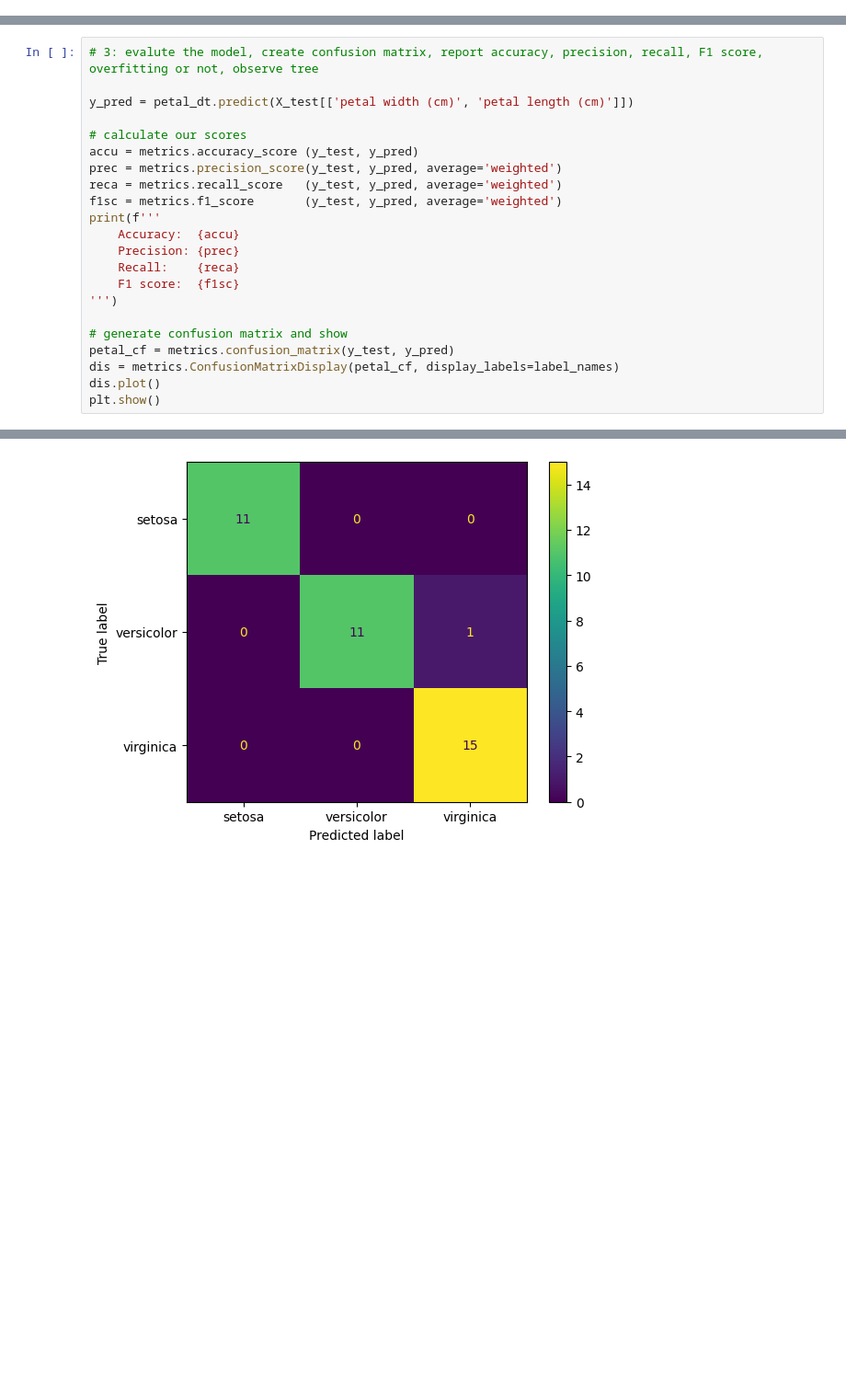
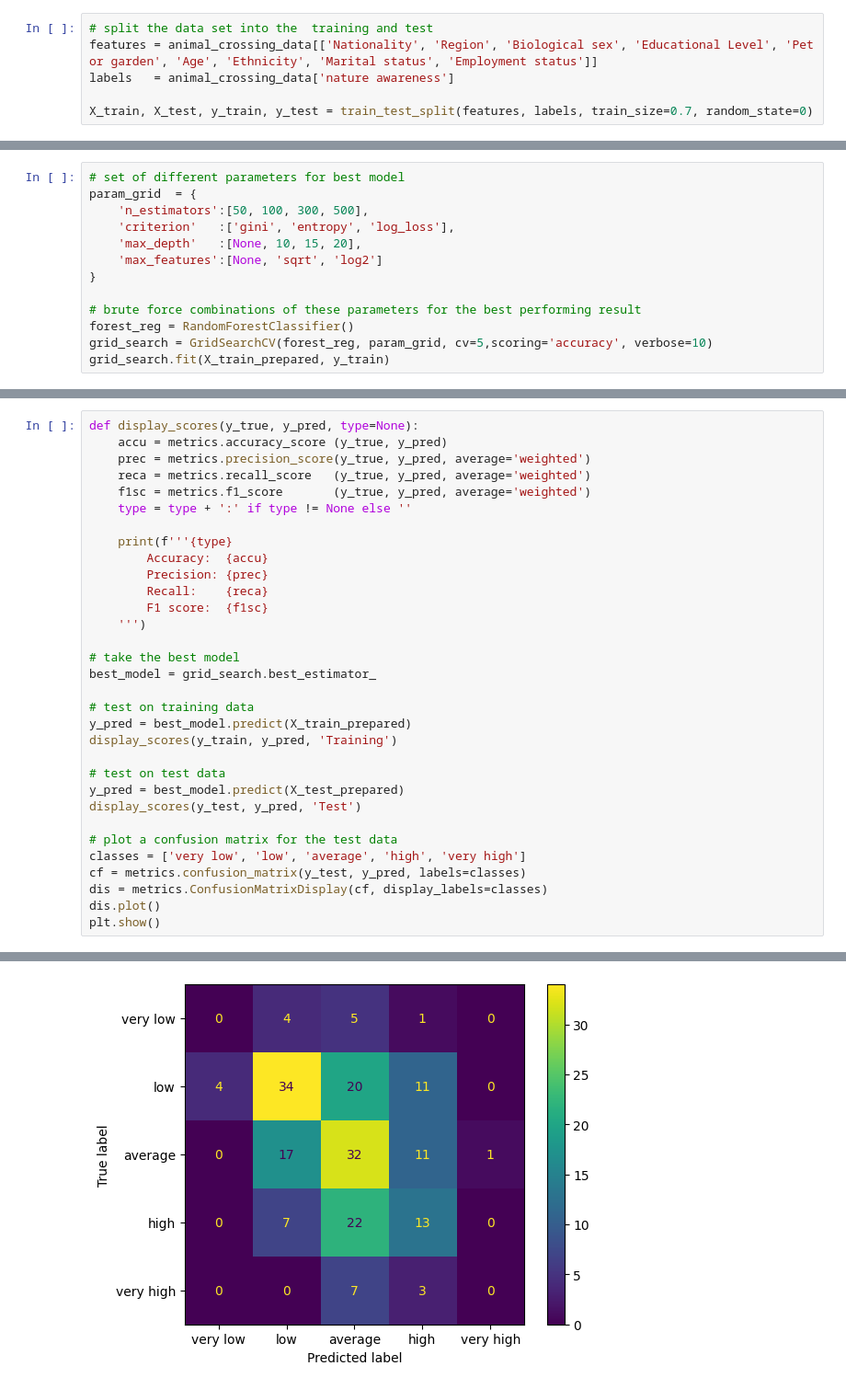
Before and after one commit to cassimpatel/COMP5122M, a Jupyter notebook: Coursework/coursework_classification.ipynb, the cells around one changed output, grey strips where cells are left out. Shown at 92% size. Saved outputs shown, nothing was run; the diff lists cells and outputs as text; blank space fills up the shorter version.

Commit message:
added cross val search for best parameters

```diff
--- a/Coursework/coursework_classification.ipynb
+++ b/Coursework/coursework_classification.ipynb
@@ -148,0 +127,6 @@ plt.show()
+# %%
+# split the data set into the  training and test
+features = animal_crossing_data[['Nationality', 'Region', 'Biological sex', 'Educational Level', 'Pet or garden', 'Age', 'Ethnicity', 'Marital status', 'Employment status']]
+labels   = animal_crossing_data['nature awareness']
+
+X_train, X_test, y_train, y_test = train_test_split(features, labels, train_size=0.7, random_state=0)
@@ -148,0 +177,13 @@ plt.show()
+# %%
+# set of different parameters for best model
+param_grid  = {
+    'n_estimators':[50, 100, 300, 500],
+    'criterion'   :['gini', 'entropy', 'log_loss'],
+    'max_depth'   :[None, 10, 15, 20],
+    'max_features':[None, 'sqrt', 'log2']
+}
+
+# brute force combinations of these parameters for the best performing result
+forest_reg = RandomForestClassifier()
+grid_search = GridSearchCV(forest_reg, param_grid, cv=5,scoring='accuracy', verbose=10)
+grid_search.fit(X_train_prepared, y_train)
@@ -149,23 +230,33 @@ plt.show()
 # %%
-# 3: evalute the model, create confusion matrix, report accuracy, precision, recall, F1 score, overfitting or not, observe tree
+def display_scores(y_true, y_pred, type=None):
+    accu = metrics.accuracy_score (y_true, y_pred)
+    prec = metrics.precision_score(y_true, y_pred, average='weighted')
+    reca = metrics.recall_score   (y_true, y_pred, average='weighted')
+    f1sc = metrics.f1_score       (y_true, y_pred, average='weighted')
+    type = type + ':' if type != None else ''
 
-y_pred = petal_dt.predict(X_test[['petal width (cm)', 'petal length (cm)']])
+    print(f'''{type}
+        Accuracy:  {accu}
+        Precision: {prec}
+        Recall:    {reca}
+        F1 score:  {f1sc}
+    ''')
 
-# calculate our scores
-accu = metrics.accuracy_score (y_test, y_pred)
-prec = metrics.precision_score(y_test, y_pred, average='weighted')
-reca = metrics.recall_score   (y_test, y_pred, average='weighted')
-f1sc = metrics.f1_score       (y_test, y_pred, average='weighted')
-print(f'''
-    Accuracy:  {accu}
-    Precision: {prec}
-    Recall:    {reca}
-    F1 score:  {f1sc}
-''')
+# take the best model
+best_model = grid_search.best_estimator_
 
-# generate confusion matrix and show
-petal_cf = metrics.confusion_matrix(y_test, y_pred)
-dis = metrics.ConfusionMatrixDisplay(petal_cf, display_labels=label_names)
+# test on training data
+y_pred = best_model.predict(X_train_prepared)
+display_scores(y_train, y_pred, 'Training')
+
+# test on test data
+y_pred = best_model.predict(X_test_prepared)
+display_scores(y_test, y_pred, 'Test')
+
+# plot a confusion matrix for the test data
+classes = ['very low', 'low', 'average', 'high', 'very high']
+cf = metrics.confusion_matrix(y_test, y_pred, labels=classes)
+dis = metrics.ConfusionMatrixDisplay(cf, display_labels=classes)
 dis.plot()
 plt.show()
 # %% [output]
@@ -176 +274 @@ plt.show()
-[figure, old version]
+[figure, new version]
```
Also changed, not shown: parts of 17 cells of this notebook.
